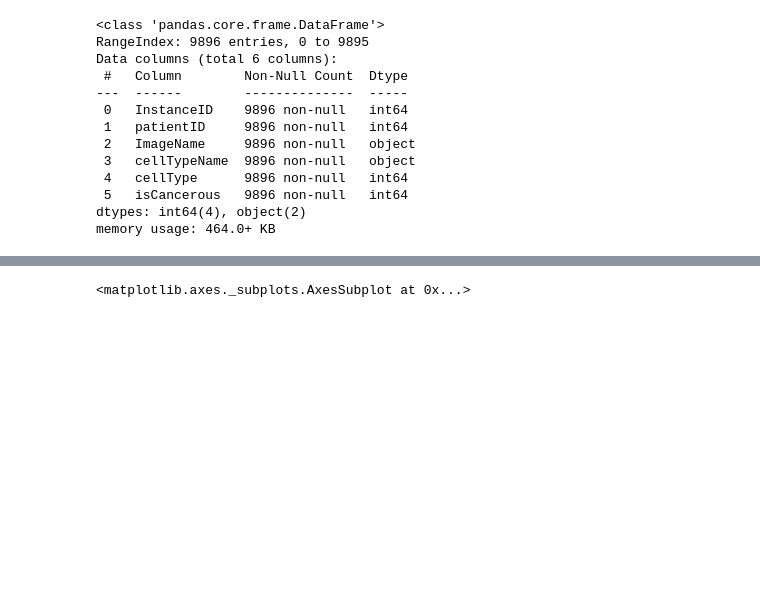
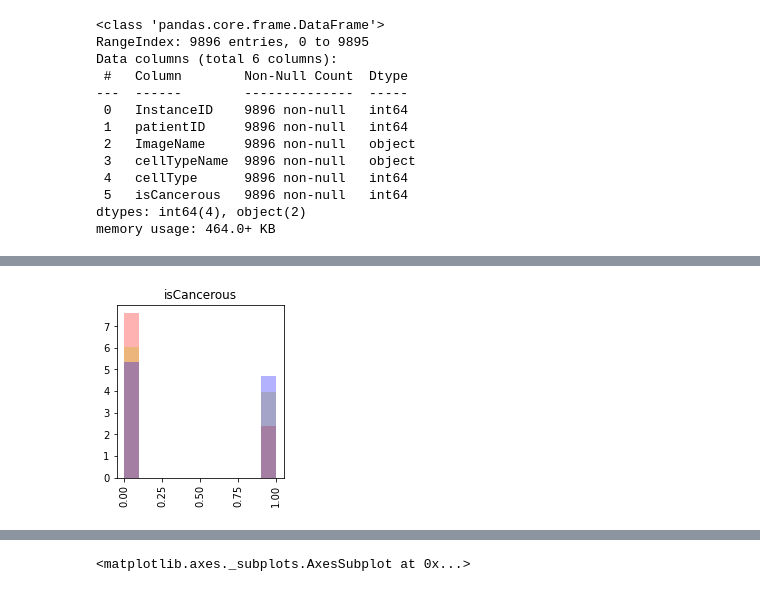
Before and after one commit to Luke-Mason/CML-Assignment-2, a Jupyter notebook: Luke.ipynb, the cells around one changed output, grey strips where cells are left out. Cells and saved outputs as stored; diff of their text form; code cells hidden in the pictures; blank space fills up the shorter version.

```diff
--- a/Luke.ipynb
+++ b/Luke.ipynb
@@ -167,0 +374,7 @@ memory usage: 464.0+ KB
+# %%
+# Graph the results
+plt.figure(figsize=(3,3))
+col = "isCancerous"
+hist_plot(col, [extra_train_set[col], main_validation_set[col], main_test_set[col]], ['r', 'y', 'b'], 1, 1, 1)
+# %% [output]
+[figure, added]
```
Also changed, not shown: parts of 101 cells of this notebook.
